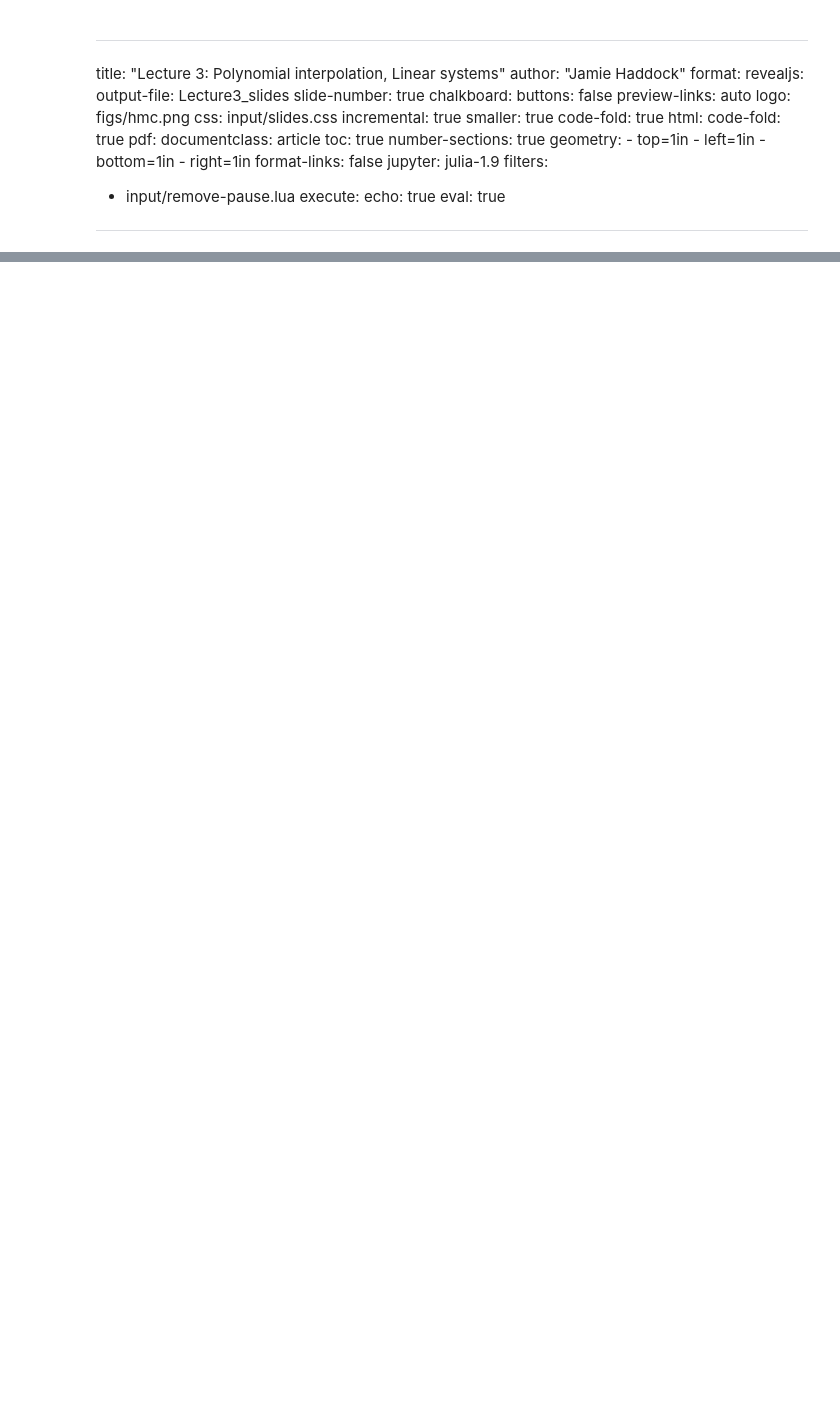
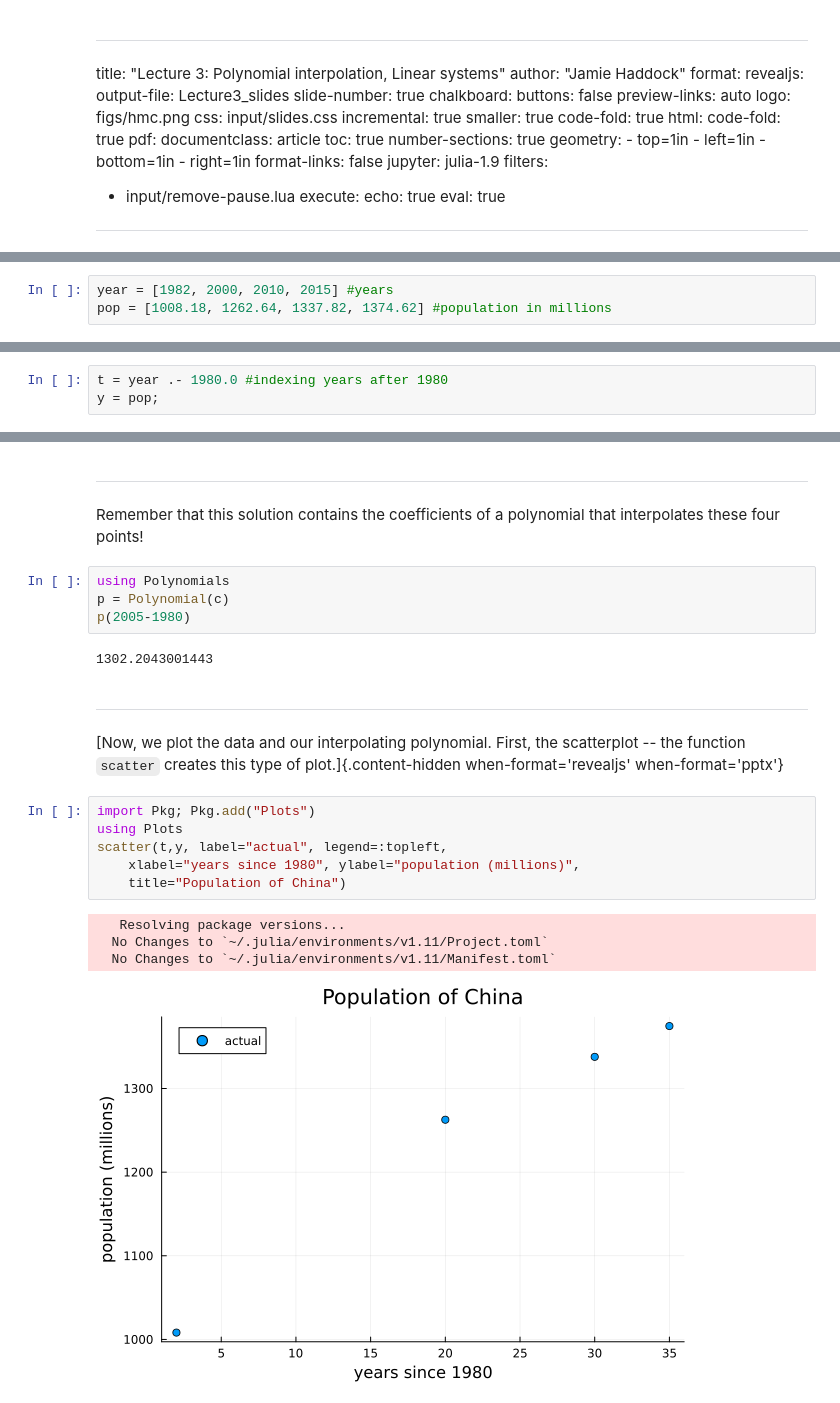
Before and after one commit to jamiehadd/164-ScientificComputing, a Jupyter notebook: Lecture3/Lecture3.ipynb, the cells around one changed output, grey strips where cells are left out. Drawn from its saved outputs; the diff is of its cells as text; blank space fills up the shorter version.

```diff
--- a/Lecture3/Lecture3.ipynb
+++ b/Lecture3/Lecture3.ipynb
@@ -75,0 +80,3 @@ Given distinct values $t_1, \cdots, t_n$, a **Vandermonde matrix** for these val
+# %%
+year = [1982, 2000, 2010, 2015] #years
+pop = [1008.18, 1262.64, 1337.82, 1374.62] #population in millions
@@ -75,0 +89,3 @@ Given distinct values $t_1, \cdots, t_n$, a **Vandermonde matrix** for these val
+# %%
+t = year .- 1980.0 #indexing years after 1980
+y = pop;
@@ -75,0 +126,25 @@ Given distinct values $t_1, \cdots, t_n$, a **Vandermonde matrix** for these val
+# %% [markdown]
+---
+
+Remember that this solution contains the coefficients of a polynomial that interpolates these four points!
+# %%
+using Polynomials
+p = Polynomial(c)
+p(2005-1980)
+# %% [output]
+1302.2043001443
+# %% [markdown]
+---
+
+[Now, we plot the data and our interpolating polynomial.  First, the scatterplot -- the function `scatter` creates this type of plot.]{.content-hidden when-format='revealjs' when-format='pptx'}
+# %%
+import Pkg; Pkg.add("Plots")
+using Plots
+scatter(t,y, label="actual", legend=:topleft,
+    xlabel="years since 1980", ylabel="population (millions)",
+    title="Population of China")
+# %% [output]
+   Resolving package versions...
+  No Changes to `~/.julia/environments/v1.11/Project.toml`
+  No Changes to `~/.julia/environments/v1.11/Manifest.toml`
+[figure, added]
```
Also changed, not shown: parts of 15 cells of this notebook, 5 other files.
